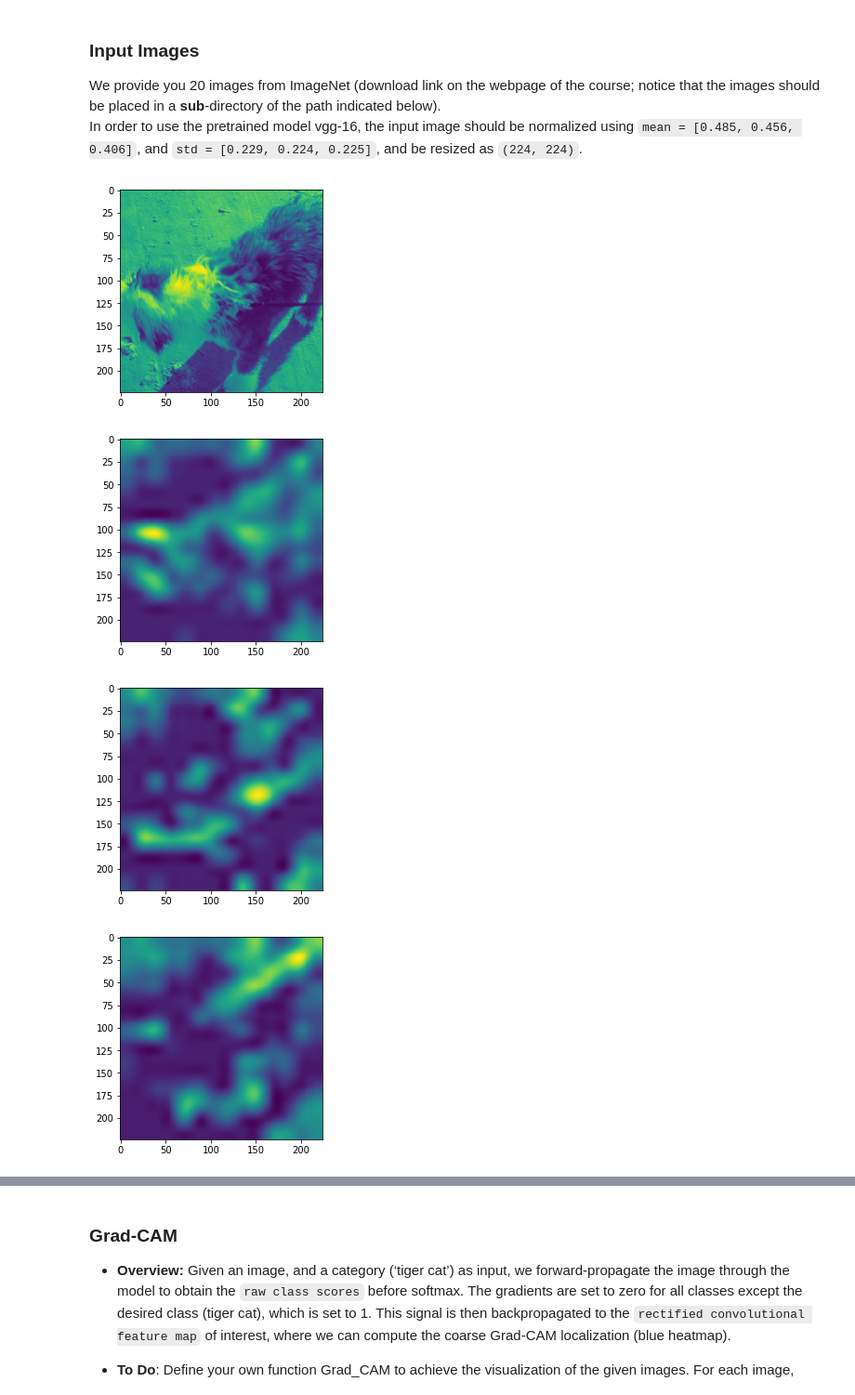
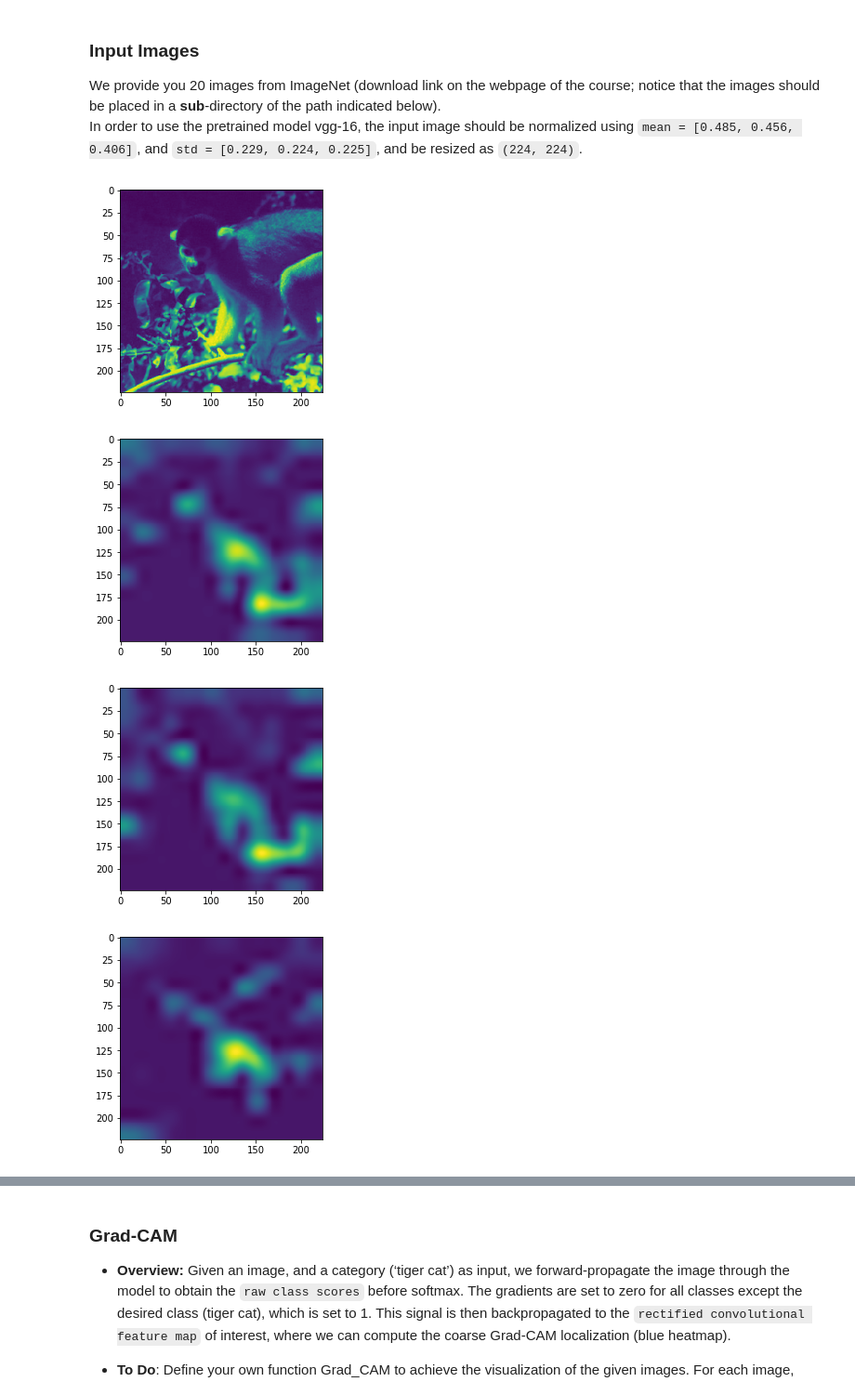
Before and after one commit to Marsobad/ADL, a Jupyter notebook: TP2_Grad_CAM.ipynb, the cells around one changed output, grey strips where cells are left out. Shown: that part at 93% size. Saved outputs shown, nothing was run; the diff lists cells and outputs as text; code cells hidden in the pictures.

```diff
--- a/TP2_Grad_CAM.ipynb
+++ b/TP2_Grad_CAM.ipynb
@@ -108,9 +108,9 @@ def get_activities(target_class,index):
   handler_forward.remove()
   return target_activity
 # %%
-grad_cam(2)
+grad_cam(19)
 # %% [output]
-[figure, old version]
+[figure, new version]
-[figure, old version]
+[figure, new version]
-[figure, old version]
+[figure, new version]
-[figure, old version]
+[figure, new version]
```
Also changed, not shown: parts of 12 cells of this notebook.
